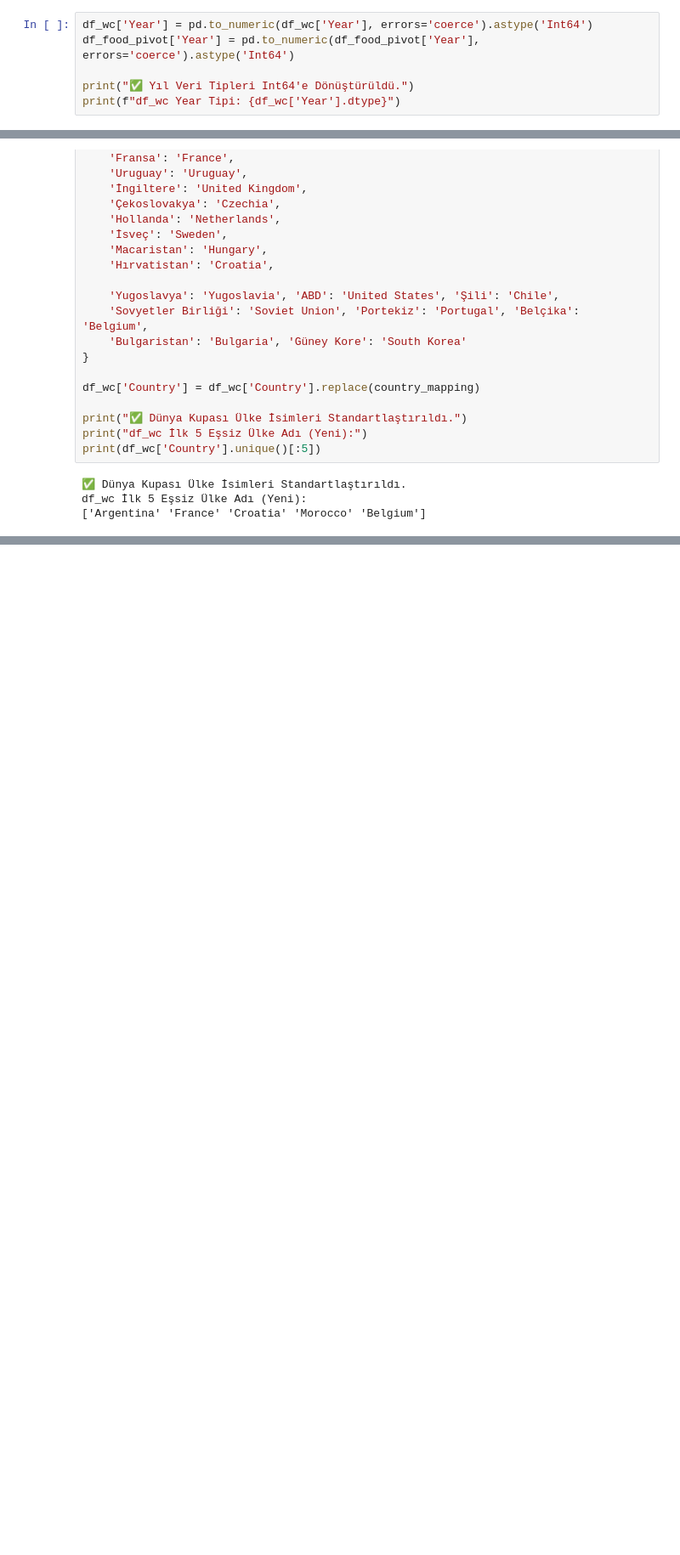
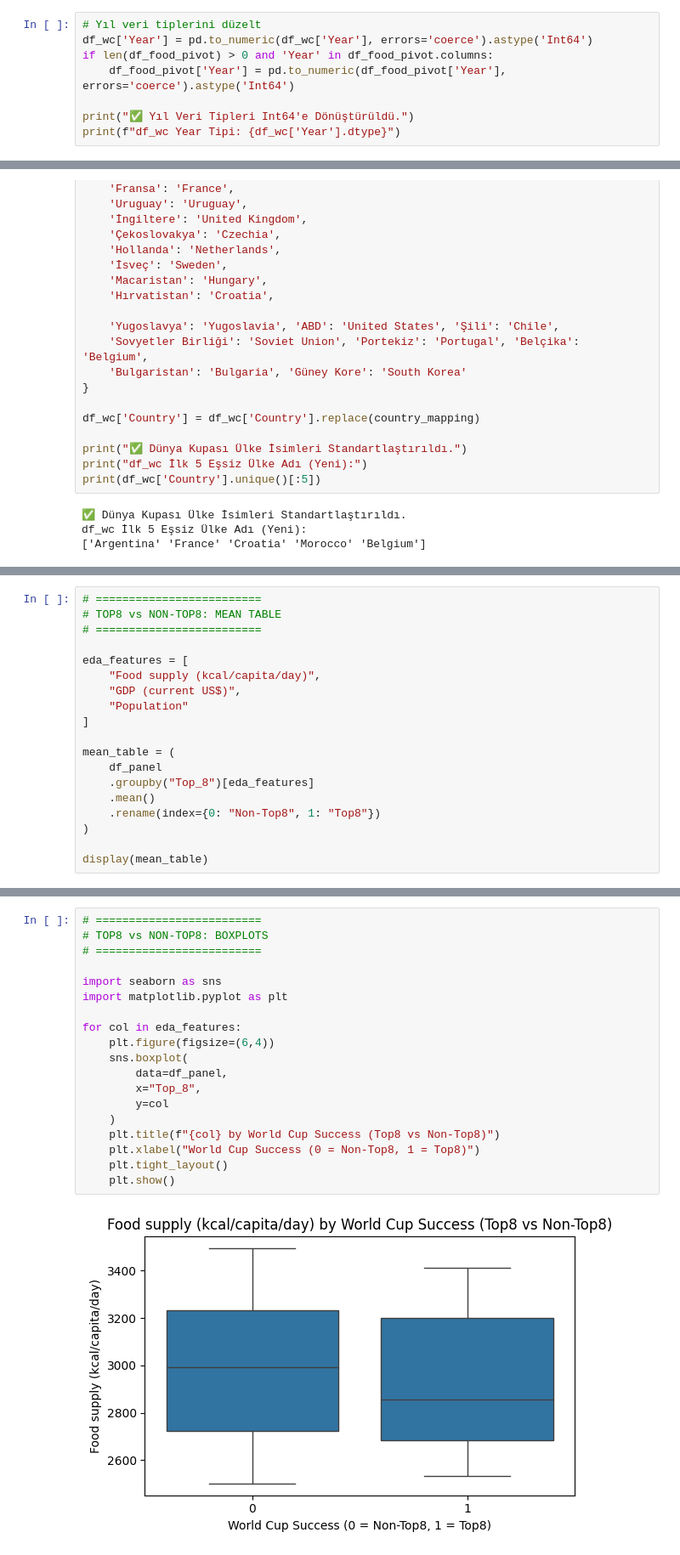
Before and after one commit to egilliemir/DSA210-termProject, a Jupyter notebook: data_preparation_and_eda.ipynb, the cells around one changed output, grey strips where cells are left out. Shown: that part at 85% size. Drawn from its saved outputs; the diff is of its cells as text; blank space fills up the shorter version.

```diff
--- a/data_preparation_and_eda.ipynb
+++ b/data_preparation_and_eda.ipynb
@@ -219,7 +363,9 @@ Yıl Sütunu Veri Tipi: Int64
  'Albania' 'Algeria']
 # %%
+# Yıl veri tiplerini düzelt
 df_wc['Year'] = pd.to_numeric(df_wc['Year'], errors='coerce').astype('Int64')
-df_food_pivot['Year'] = pd.to_numeric(df_food_pivot['Year'], errors='coerce').astype('Int64')
+if len(df_food_pivot) > 0 and 'Year' in df_food_pivot.columns:
+    df_food_pivot['Year'] = pd.to_numeric(df_food_pivot['Year'], errors='coerce').astype('Int64')
 
 print("✅ Yıl Veri Tipleri Int64'e Dönüştürüldü.")
 print(f"df_wc Year Tipi: {df_wc['Year'].dtype}")
@@ -355,0 +646,19 @@ Top-8 Olmayan (0) İlk 5 Ülke: []
+# %%
+# =========================
+# TOP8 vs NON-TOP8: MEAN TABLE
+# =========================
+
+eda_features = [
+    "Food supply (kcal/capita/day)",
+    "GDP (current US$)",
+    "Population"
+]
+
+mean_table = (
+    df_panel
+    .groupby("Top_8")[eda_features]
+    .mean()
+    .rename(index={0: "Non-Top8", 1: "Top8"})
+)
+
+display(mean_table)
@@ -355,0 +670,21 @@ Top-8 Olmayan (0) İlk 5 Ülke: []
+# %%
+# =========================
+# TOP8 vs NON-TOP8: BOXPLOTS
+# =========================
+
+import seaborn as sns
+import matplotlib.pyplot as plt
+
+for col in eda_features:
+    plt.figure(figsize=(6,4))
+    sns.boxplot(
+        data=df_panel,
+        x="Top_8",
+        y=col
+    )
+    plt.title(f"{col} by World Cup Success (Top8 vs Non-Top8)")
+    plt.xlabel("World Cup Success (0 = Non-Top8, 1 = Top8)")
+    plt.tight_layout()
+    plt.show()
+# %% [output]
+[figure, added]
```
Also changed, not shown: parts of 18 cells of this notebook.
